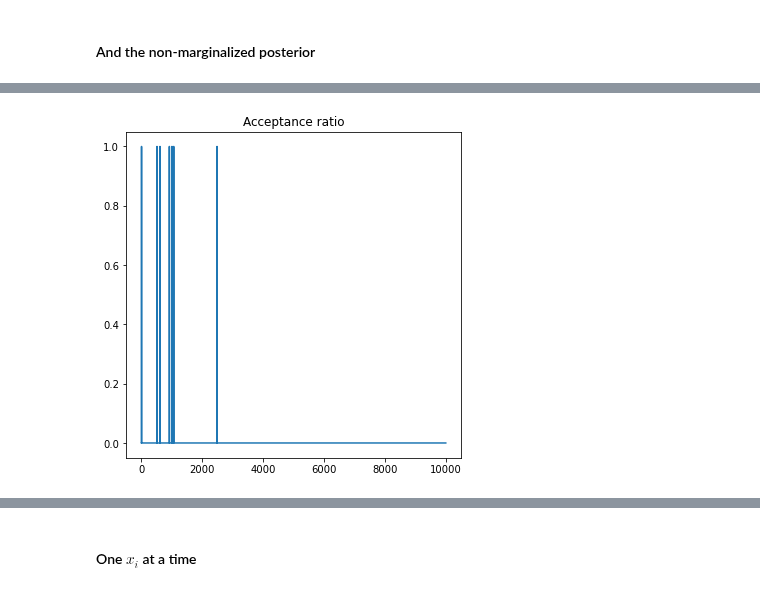
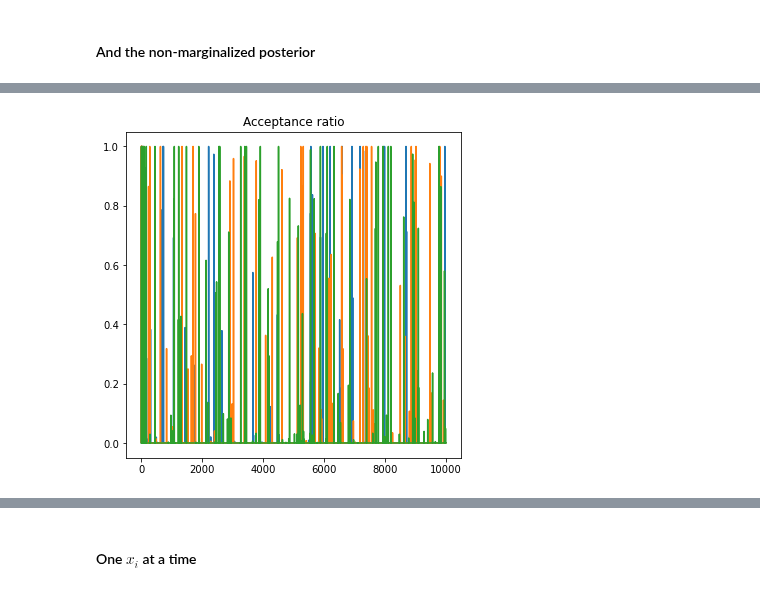
Before and after one commit to bogdantoader/simplecryoem, a Jupyter notebook: nb/Dirichlet.ipynb, the cells around one changed output, grey strips where cells are left out. Saved outputs shown, nothing was run; the diff lists cells and outputs as text; code cells hidden in the pictures.

```diff
--- a/nb/Dirichlet.ipynb
+++ b/nb/Dirichlet.ipynb
@@ -41,9 +38,9 @@ probability vector $\pi$.
 key = random.PRNGKey(int(jnp.floor(np.random.rand()*1000)))
 key, *subkeys = random.split(key, 5)
 # %%
-K = 10
+K = 3
 N = 1000
-sigma = 0.03
+sigma = 0.01
 alpha = 0.7 * jnp.ones(K,)
 #alpha = jnp.array([10,10,2])
 # %%
@@ -90,7 +85,7 @@ def logPi_marg(x, z, y, sigma, alpha):
 # And this does not.
 def logPi(x, z, y, sigma, alpha):
     #n_ik = calc_nik_jit(z)
-    #n_k = calc_nk_jit(z)
+    n_k = calc_nk_jit(z)
 
     #Nk = jnp.sum(n_k)
     #Ak = jnp.sum(alpha)
@@ -100,7 +95,7 @@ def logPi(x, z, y, sigma, alpha):
     term1 = jnp.sum(-(y - x[z])**2/sigma)
     #term2 = jnp.sum(jnp.log(n_ik_z + alpha[z]))
 
-    #logPZalpha = -gammaln(jnp.sum(n_k) + jnp.sum(alpha)) + jnp.sum(gammaln(n_k + alpha))
+    logPZalpha = -gammaln(jnp.sum(n_k) + jnp.sum(alpha)) + jnp.sum(gammaln(n_k + alpha))
 
     #return term1 + term2 - jnp.sum(x**2) #+ logPZalpha
     return term1 - jnp.sum(x**2) #+ logPZalpha
@@ -186,6 +181,14 @@ def proposal_x_idx(key, x0, logPiX0, B, z, y, sigma, alpha, idx):
 
     return x1, r, logPiX1, logPiX0
 
+@jax.jit
+def proposal_x_batch(key, x0, logPiX0, B, z, y, sigma, alpha):
+    keys = random.split(key, K)
+
+    x1, r, logPiX1, logPiX0 = jax.vmap(proposal_x_idx, in_axes = (0, None, None, None, None, None, None, None, 0))(keys, x0, logPiX0, B, z, y, sigma, alpha, jnp.arange(K))
+    x1 = jnp.diag(x1)
+
+    return x1, r, logPiX1, logPiX0
 
 @jax.jit
 def proposal_z(key, z0, logPiX0, x, y, sigma, alpha, K):
@@ -224,6 +227,16 @@ def proposal_z_idx(key, z0, logPiX0, x, y, sigma, alpha, K, idx):
     r = jnp.exp(logPiX1 - logPiX0)
 
     return z1, r, logPiX1, logPiX0
+
+@jax.jit
+def proposal_z_batch(key, z0, logPiX0, x, y, sigma, alpha, K):
+    keys = random.split(key, N)
+
+    # TODO: change both batch functions so we don't have to do diag on an N x N (or K x K) matrix
+    z1, r, logPiX1, logPiX0 = jax.vmap(proposal_z_idx, in_axes = (0, None, None, None, None, None, None, None, 0))(keys, z0, logPiX0, x, y, sigma, alpha, K, jnp.arange(N))
+    z1 = jnp.diag(z1)
+
+    return z1, r, logPiX1, logPiX0
 # %% [markdown]
 ### Sample x
 # %%
@@ -281,7 +290,7 @@ params_x = {"B" : B, "z" : z, "y" : y, "sigma" : sigma, "alpha" : alpha}
 
 key, subkey = random.split(key)
 t0 = time.time()
-x_mean, x_r, x_samples = mcmc(subkey, proposal_x, x0, N_samples_x, params_x, 1, 1)
+x_mean, x_r, x_samples = mcmc(subkey, proposal_x_batch, x0, N_samples_x, params_x, K, 1)
 
 print(f"{time.time()-t0} sec")
 plt.plot(x_r); plt.title("Acceptance ratio")
@@ -305 +312 @@ x_true = [-0.62295336  1.115157   -1.7955936  -1.7312781   0.02410522 -1.5064275
-[figure, old version]
+[figure, new version]
```
Also changed, not shown: parts of 26 cells of this notebook.
